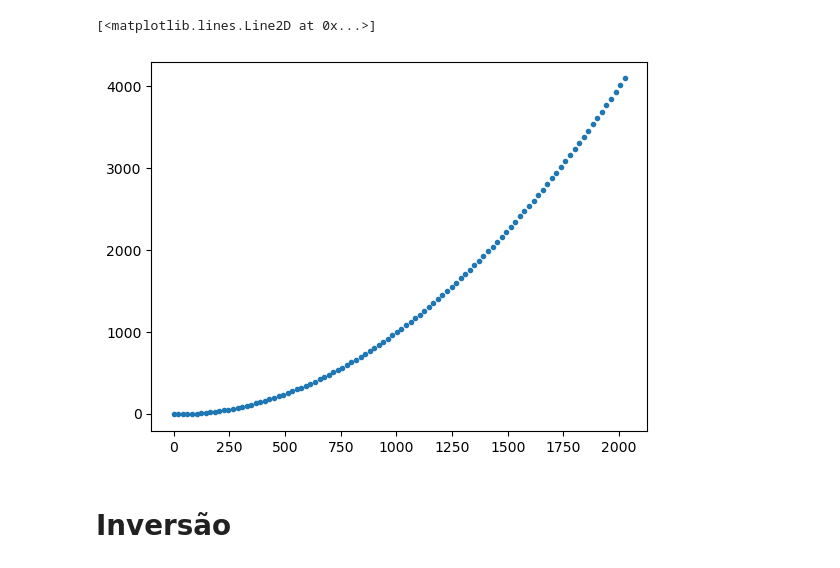
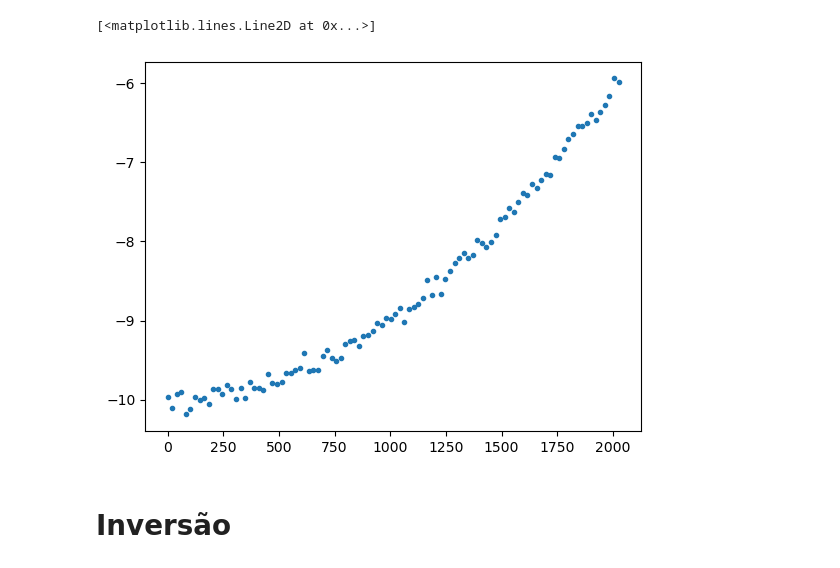
Before and after one commit to YagoMCastro/inversion-msc-2025, a Jupyter notebook: parabola-vetores.ipynb, the cells around one changed output. Drawn from its saved outputs; the diff is of its cells as text; code cells hidden in the pictures.

```diff
--- a/parabola-vetores.ipynb
+++ b/parabola-vetores.ipynb
@@ -4,20 +4,20 @@ import matplotlib.pyplot as plt
 # %%
 N = 100
 x = np.linspace(0, 2025, N)
 
-a = 0.001 # C/ano²
+a = 0.000001 # C/ano²
 b = 0.000002 # C/ano
 c = -10 # C
 
 temperatura_obs = a*x**2 + b*x + c
 noise = np.random.default_rng(42).normal(0,0.1, N)
 
 temperatura_obs += noise
 
 plt.plot(x, temperatura_obs, ".")
 # %% [output]
 [<matplotlib.lines.Line2D at 0x...>]
-[figure, old version]
+[figure, new version]
 # %% [markdown]
 # Inversão
 # %%
```
Also changed, not shown: parts of 6 cells of this notebook.
